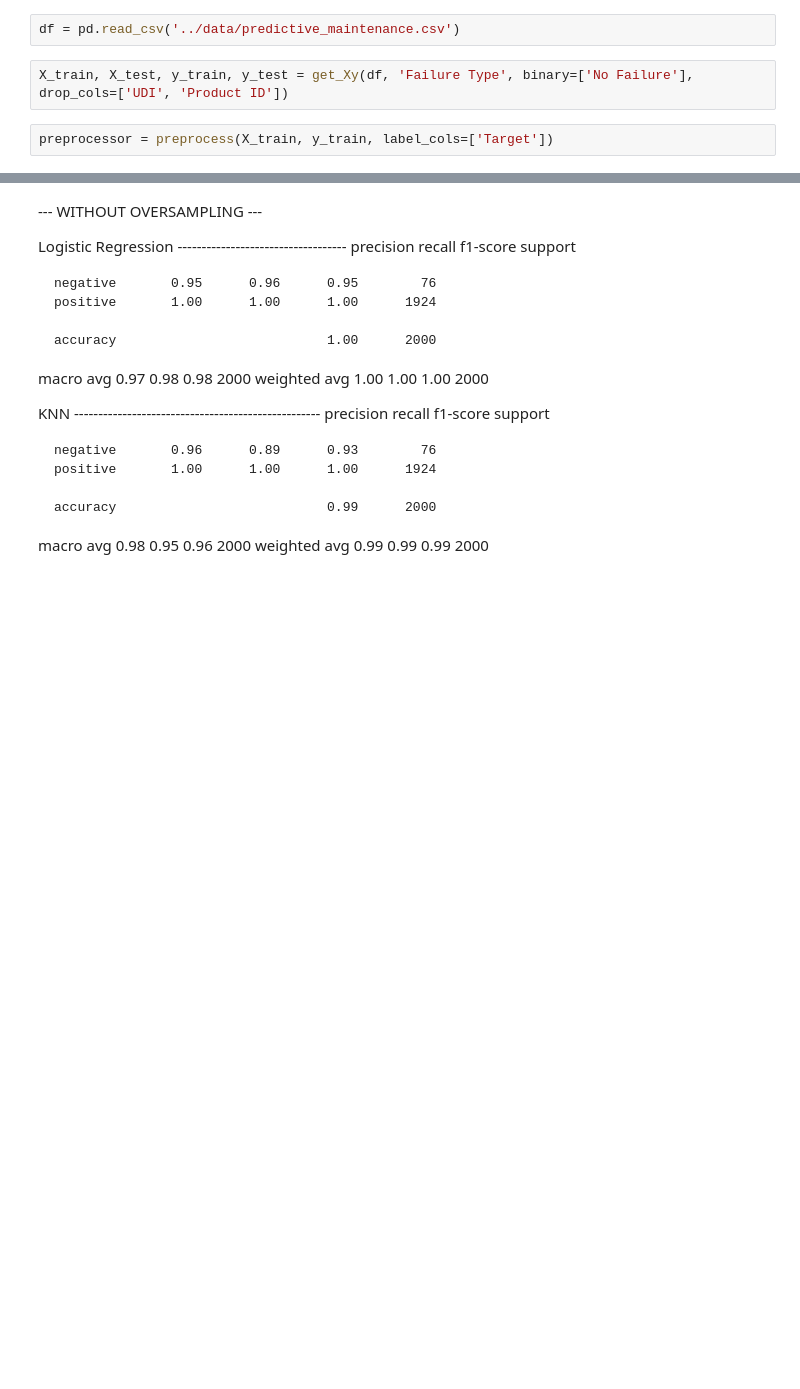
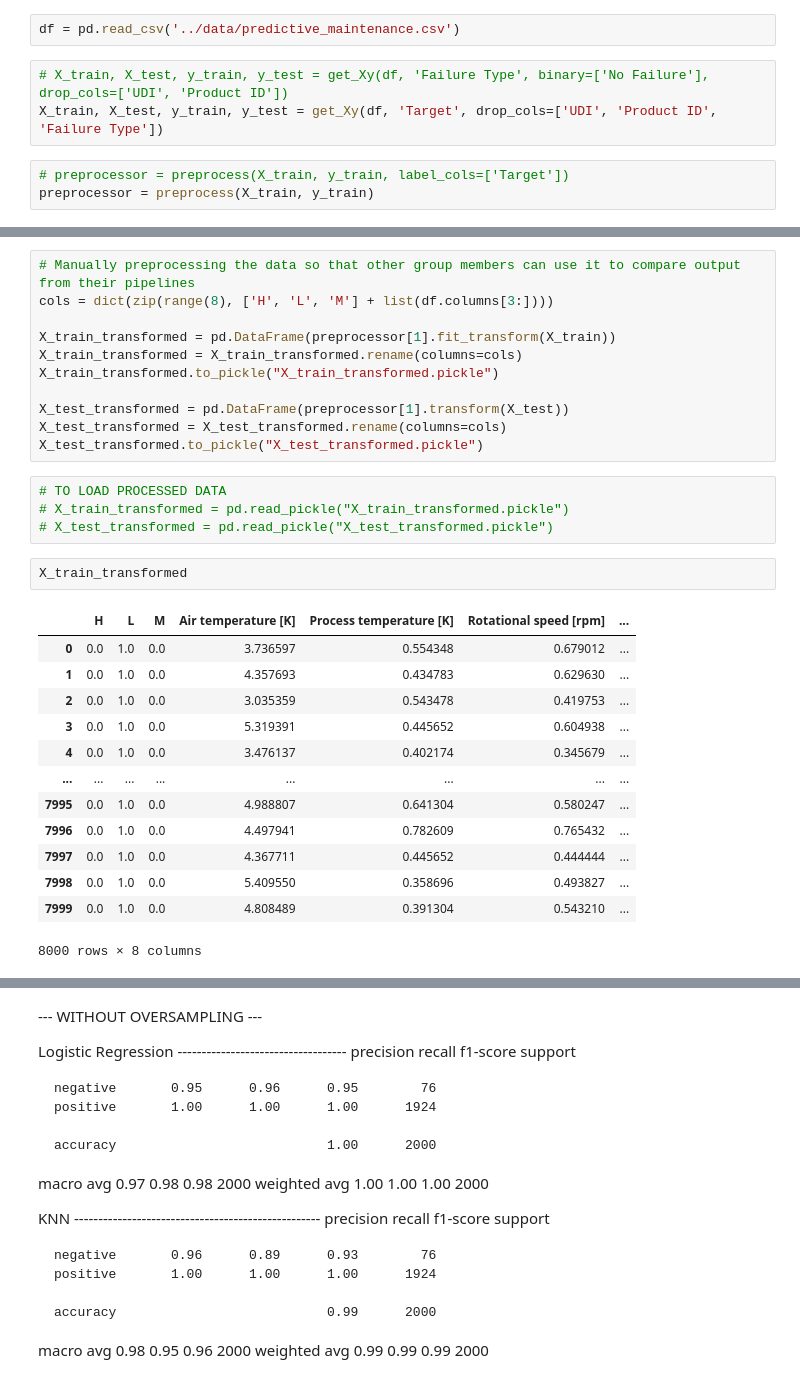
Before and after one commit to lnyousif/machine-maintenance, a Jupyter notebook: adelle/models.ipynb, the cells around one changed output, grey strips where cells are left out. Drawn from its saved outputs; the diff is of its cells as text; blank space fills up the shorter version.

```diff
--- a/adelle/models.ipynb
+++ b/adelle/models.ipynb
@@ -7,6 +7,8 @@ from utils import get_Xy, preprocess, model_generator, evaluate
 # %%
 df = pd.read_csv('../data/predictive_maintenance.csv')
 # %%
-X_train, X_test, y_train, y_test = get_Xy(df, 'Failure Type', binary=['No Failure'], drop_cols=['UDI', 'Product ID'])
+# X_train, X_test, y_train, y_test = get_Xy(df, 'Failure Type', binary=['No Failure'], drop_cols=['UDI', 'Product ID'])
+X_train, X_test, y_train, y_test = get_Xy(df, 'Target', drop_cols=['UDI', 'Product ID', 'Failure Type'])
 # %%
-preprocessor = preprocess(X_train, y_train, label_cols=['Target'])
+# preprocessor = preprocess(X_train, y_train, label_cols=['Target'])
+preprocessor = preprocess(X_train, y_train)
@@ -49,0 +32,31 @@ Fitting 5 folds for each of 4 candidates, totalling 20 fits
+# %%
+# Manually preprocessing the data so that other group members can use it to compare output from their pipelines
+cols = dict(zip(range(8), ['H', 'L', 'M'] + list(df.columns[3:])))
+
+X_train_transformed = pd.DataFrame(preprocessor[1].fit_transform(X_train))
+X_train_transformed = X_train_transformed.rename(columns=cols)
+X_train_transformed.to_pickle("X_train_transformed.pickle")
+
+X_test_transformed = pd.DataFrame(preprocessor[1].transform(X_test))
+X_test_transformed = X_test_transformed.rename(columns=cols)
+X_test_transformed.to_pickle("X_test_transformed.pickle")
+# %%
+# TO LOAD PROCESSED DATA
+# X_train_transformed = pd.read_pickle("X_train_transformed.pickle")
+# X_test_transformed = pd.read_pickle("X_test_transformed.pickle")
+# %%
+X_train_transformed
+# %% [output]
+|  | H | L | M | Air temperature [K] | Process temperature [K] | Rotational speed [rpm] | ... |
+| 0 | 0.0 | 1.0 | 0.0 | 3.736597 | 0.554348 | 0.679012 | ... |
+| 1 | 0.0 | 1.0 | 0.0 | 4.357693 | 0.434783 | 0.629630 | ... |
+| 2 | 0.0 | 1.0 | 0.0 | 3.035359 | 0.543478 | 0.419753 | ... |
+| 3 | 0.0 | 1.0 | 0.0 | 5.319391 | 0.445652 | 0.604938 | ... |
+| 4 | 0.0 | 1.0 | 0.0 | 3.476137 | 0.402174 | 0.345679 | ... |
+| ... | ... | ... | ... | ... | ... | ... | ... |
+| 7995 | 0.0 | 1.0 | 0.0 | 4.988807 | 0.641304 | 0.580247 | ... |
+| 7996 | 0.0 | 1.0 | 0.0 | 4.497941 | 0.782609 | 0.765432 | ... |
+| 7997 | 0.0 | 1.0 | 0.0 | 4.367711 | 0.445652 | 0.444444 | ... |
+| 7998 | 0.0 | 1.0 | 0.0 | 5.409550 | 0.358696 | 0.493827 | ... |
+| 7999 | 0.0 | 1.0 | 0.0 | 4.808489 | 0.391304 | 0.543210 | ... |
+8000 rows × 8 columns
```
Also changed, not shown: parts of 7 cells of this notebook, 4 other files.
